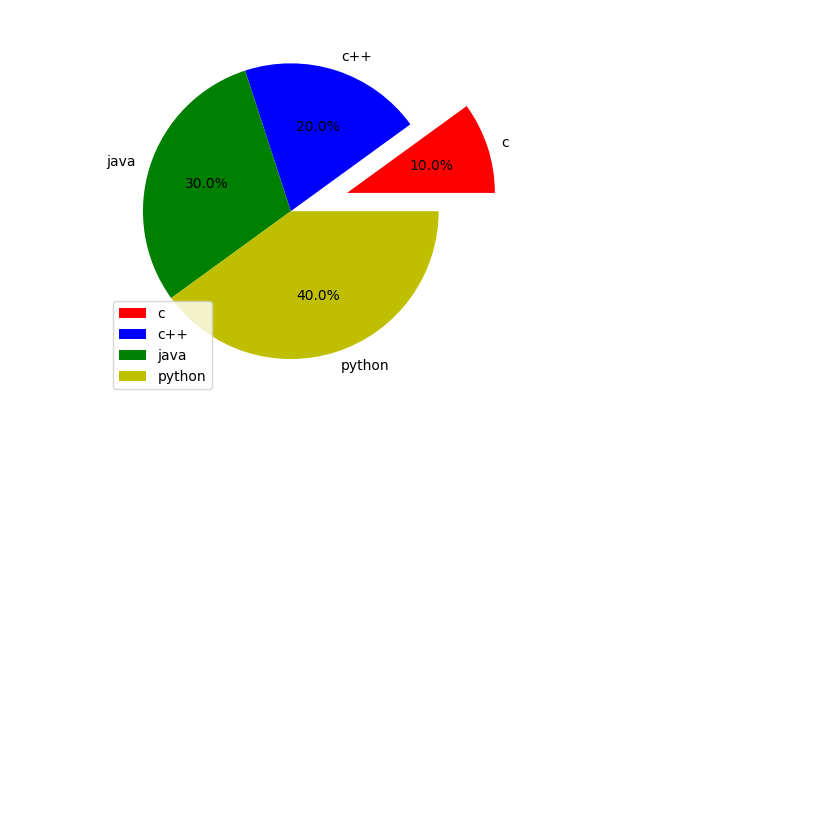
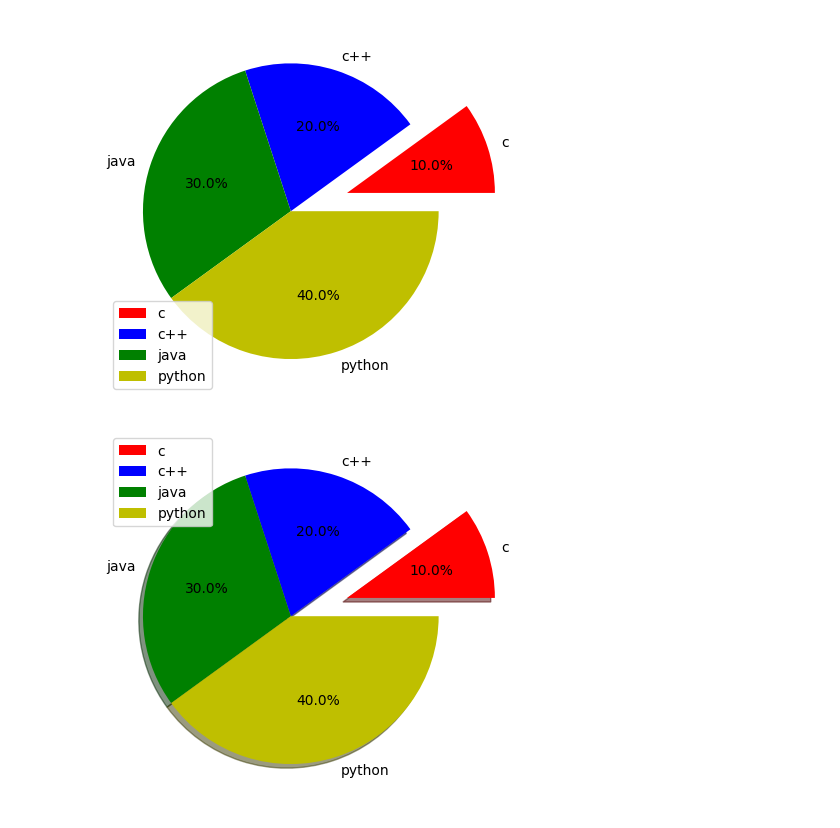
Before and after one commit to RBH2004/matplotlib, a Jupyter notebook: fifth.ipynb, the cells around one changed output. Drawn from its saved outputs; the diff is of its cells as text; code cells hidden in the pictures; blank space fills up the shorter version.

```diff
--- a/fifth.ipynb
+++ b/fifth.ipynb
@@ -54,3 +54,17 @@ plt.legend()
 plt.show( )
 # %% [output]
 [figure]
+# %%
+import matplotlib.pyplot as plt
+x=[10,20,30,40]
+y=['c','c++','java','python']
+
+ex=[0.4,0.0,0.0,0.0]
+c=['r','b','g','y']
+
+plt.pie(x,labels=y,explode=ex,colors=c,autopct='%0.1f%%',shadow=True)
+plt.legend()
+
+plt.show( )
+# %% [output]
+[figure, added]
```
Also changed, not shown: parts of 1 cell of this notebook.
